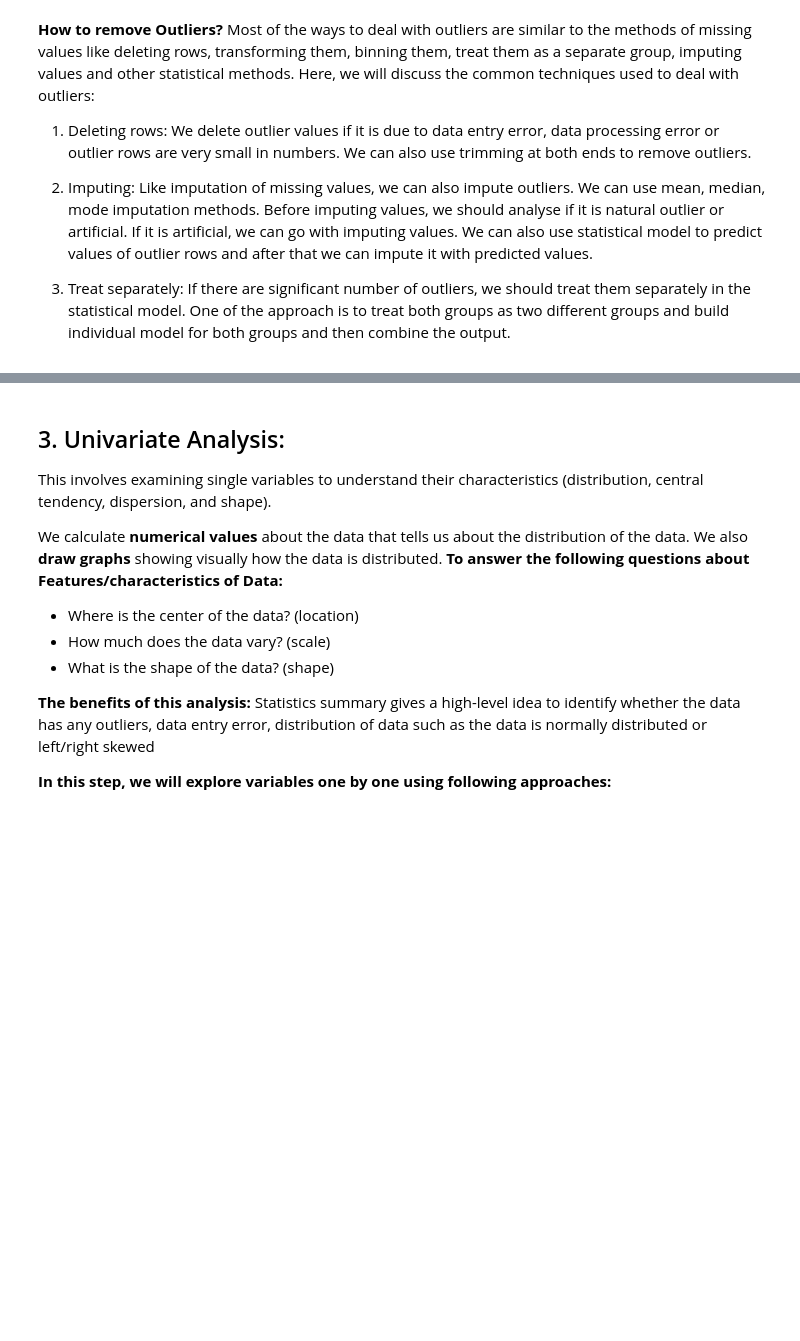
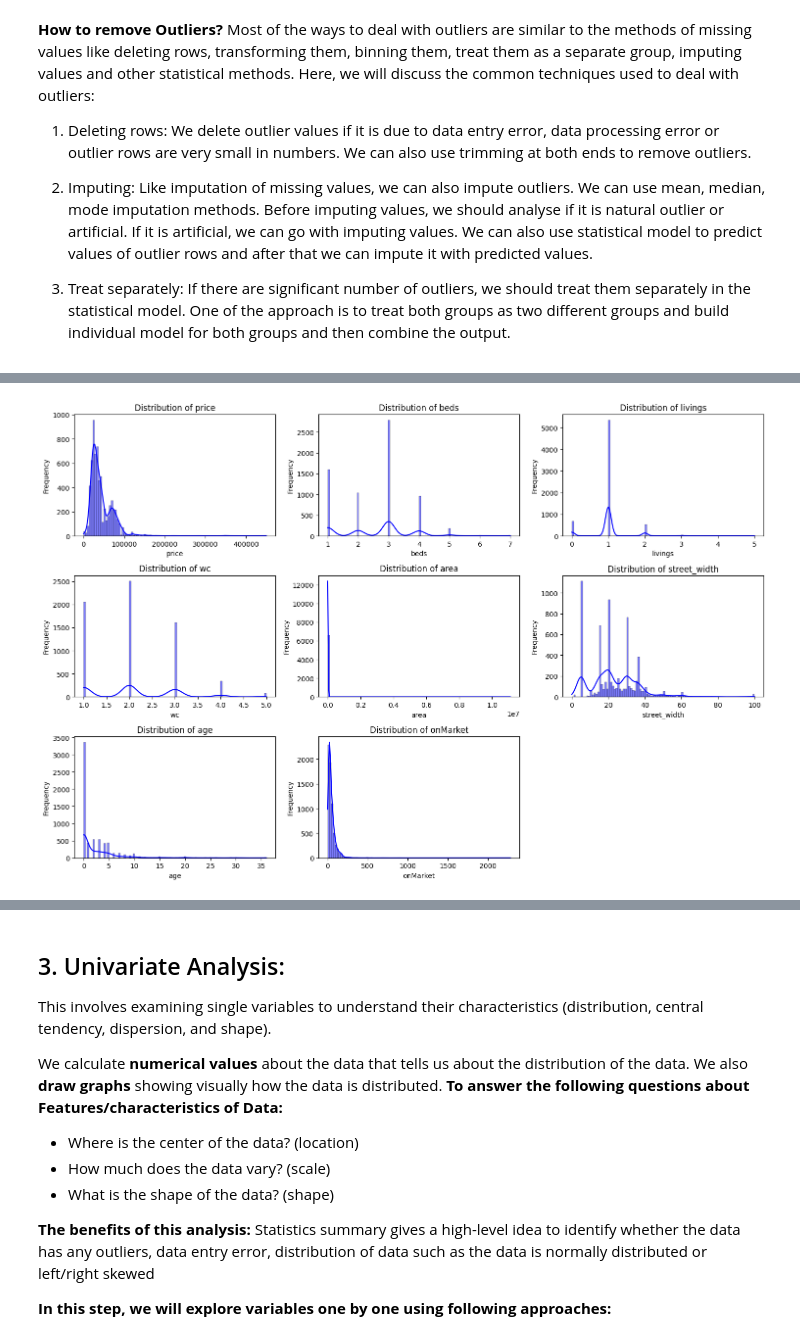
Before and after one commit to Ahmedbhassar/Usecase6-Project3, a Jupyter notebook: EDA explain template (2).ipynb, the cells around one changed output, grey strips where cells are left out. Drawn from its saved outputs; the diff is of its cells as text; code cells hidden in the pictures; blank space fills up the shorter version.

```diff
--- a/EDA explain template (2).ipynb
+++ b/EDA explain template (2).ipynb
@@ -654,7 +1215,7 @@ dtype: int64
 # Filling missing values with the most frequent value (mode) or mean (for numerical columns)
 realEstate['age'].fillna(realEstate['age'].mode()[0], inplace = True)
 realEstate['advertiser_type'].fillna(realEstate['advertiser_type'].mode()[0], inplace = True)
-realEstate['street_width'].fillna(realEstate['street_width'].mean(), inplace = True)
+realEstate['street_width'].fillna(realEstate['street_width'].mode(), inplace = True)
 realEstate['furnished'].fillna(realEstate['furnished'].mode()[0], inplace = True)
 realEstate['ac'].fillna(realEstate['ac'].mode()[0], inplace = True)
 realEstate['ketchen'].fillna(realEstate['ketchen'].mode()[0], inplace = True)
@@ -732,0 +1393,14 @@ dtype: int64
+# %%
+# realstate datasets
+# livings: float64 -> int,  ketchen: float64 -> bool, ac: float64 -> bool, furnished: float64 -> bool
+# Convert 'livings' from float64 to int
+realEstate['livings'] = realEstate['livings'].astype(int)
+realEstate['area'] = realEstate['area'].astype(int)
+
+# Convert 'kitchen', 'ac', and 'furnished' from float64 to bool
+realEstate['ketchen'] = realEstate['ketchen'].astype(bool)
+realEstate['ac'] = realEstate['ac'].astype(bool)
+realEstate['furnished'] = realEstate['furnished'].astype(bool)
+
+# Display The Result
+realEstate.dtypes
@@ -745,0 +1668,34 @@ Most of the ways to deal with outliers are similar to the methods of missing val
+# %%
+# List of columns to plot
+columns_to_plot = ['price', 'beds', 'livings', 'wc', 'area', 'street_width', 'age', 'onMarket']
+
+# Set up the matplotlib figure
+plt.figure(figsize=(15, 10))
+
+# Loop through the columns and plot histograms
+for i, column in enumerate(columns_to_plot, 1):
+    plt.subplot(3, 3, i)  # 3 rows, 3 columns, i-th subplot
+    sns.histplot(realEstate[column], kde=True, bins=100, color='blue')
+    plt.title(f'Distribution of {column}')
+    plt.xlabel(column)
+    plt.ylabel('Frequency')
+
+# Adjust layout and display the plots
+plt.tight_layout()
+plt.show()
+
+# We consider outliar of Price value is nutural outliar
+
+# We consider outliar of Beds value is nutural outliar
+
+# We consider outliar of Beds value above 2 is outliar
+
+# We consider outliar of wc value is nutural outliar
+
+# We consider outliar of Stret width value 100 is nutural outliar and 0 is outliar
+
+# We consider outliar of age value is nutural outliar
+
+# We see the Area later
+# %% [output]
+[figure, added]
```
Also changed, not shown: parts of 86 cells of this notebook.
